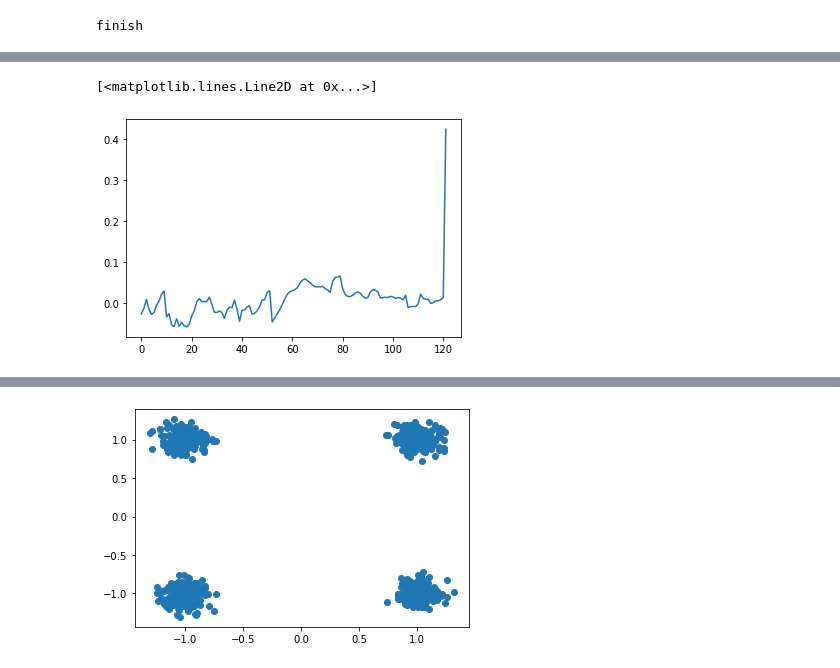
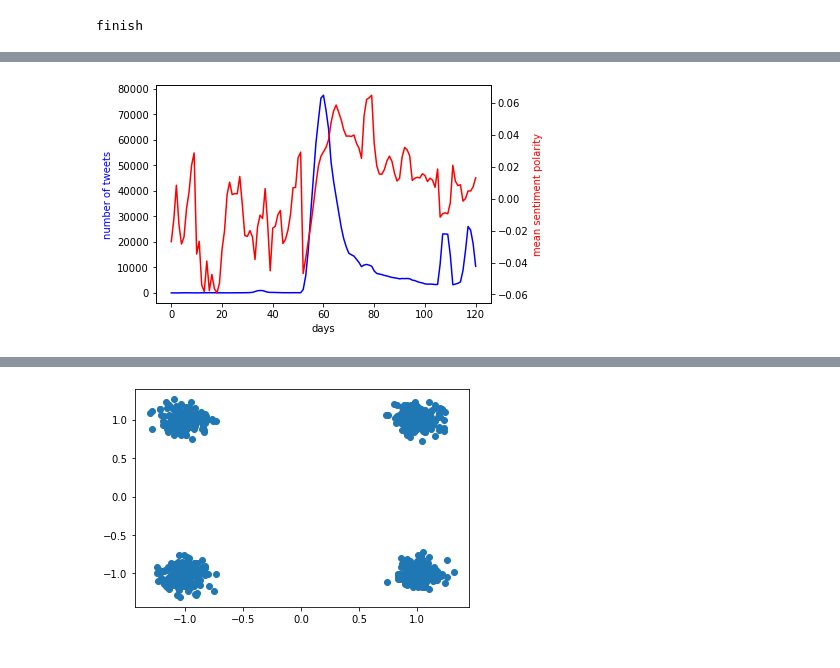
Before and after one commit to Isyohan/WeakSignalsBLM, a Jupyter notebook: BLM_Clustering.ipynb, the cells around one changed output, grey strips where cells are left out. Cells and saved outputs as stored; diff of their text form; code cells hidden in the pictures.

```diff
--- a/BLM_Clustering.ipynb
+++ b/BLM_Clustering.ipynb
@@ -301,10 +338,20 @@ l_sent=[]
 for i in range(len(L)):
     l_sent.append(L[i].sentiment_polarity.mean())
 
-plt.plot(range(len(L)),l_sent)
+n_tweets=[]
+for i in range(len(L)):
+    n_tweets.append(L[i].shape[0])
-# %% [output]
-[<matplotlib.lines.Line2D at 0x...>]
-[figure, removed]
+# %%
+fig, axe1_X = plt.subplots()
+axe2_X = axe1_X.twinx()
+axe1_X.plot(range(len(L)-1), n_tweets[0:-1], 'b-')
+axe2_X.plot(range(len(L)-1), l_sent[0:-1], 'r-')
+axe1_X.set_xlabel('days')
+axe1_X.set_ylabel('number of tweets', color='b')
+axe2_X.set_ylabel('mean sentiment polarity', color='r')
+plt.savefig("figures_out/n_tweets_and_sent_pol.png",transparent=True)
+# %% [output]
+[figure, added]
 # %%
 for i in range(len(list_of_centroids[0])):
     print(word_vectors.similar_by_vector(list_of_centroids[120][i],topn=1))
```
Also changed, not shown: parts of 12 cells of this notebook, 1 other file.
